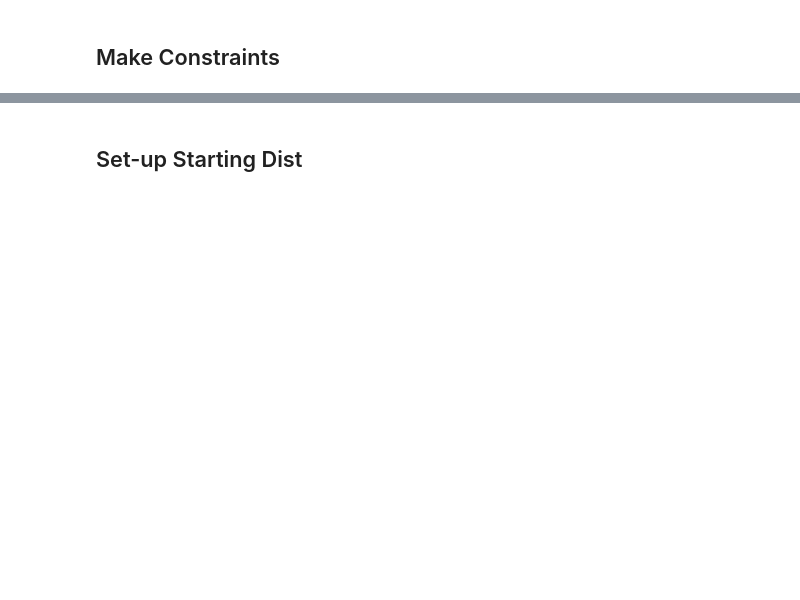
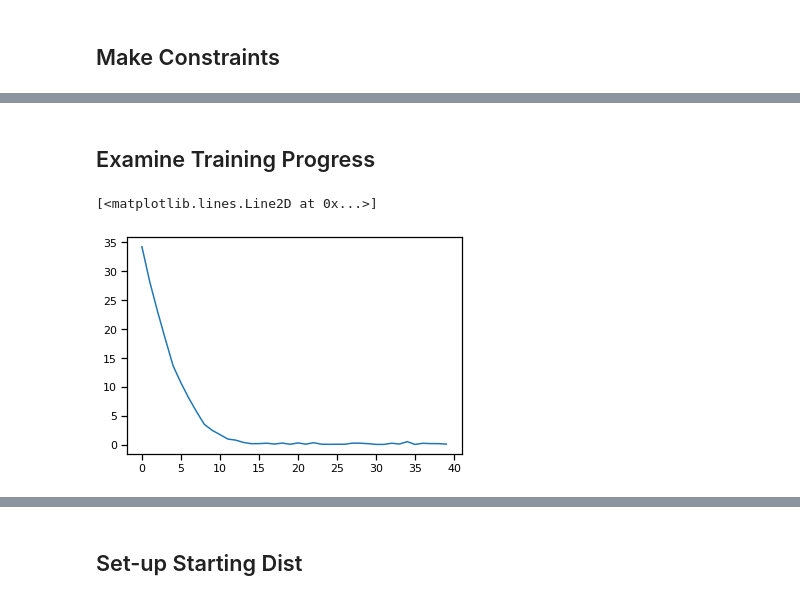
Before and after one commit to ur-whitelab/py0, a Jupyter notebook: examples/Algorithm2.ipynb, the cells around one changed output, grey strips where cells are left out. Cells and saved outputs as stored; diff of their text form; code cells hidden in the pictures; blank space fills up the shorter version.

```diff
--- a/examples/Algorithm2.ipynb
+++ b/examples/Algorithm2.ipynb
@@ -141,0 +136,7 @@ plt.legend()
+# %% [markdown]
+## Examine Training Progress
+# %%
+plt.plot(result.history['loss'])
+# %% [output]
+[<matplotlib.lines.Line2D at 0x...>]
+[figure, added]
```
Also changed, not shown: parts of 44 cells of this notebook, 5 other files.
